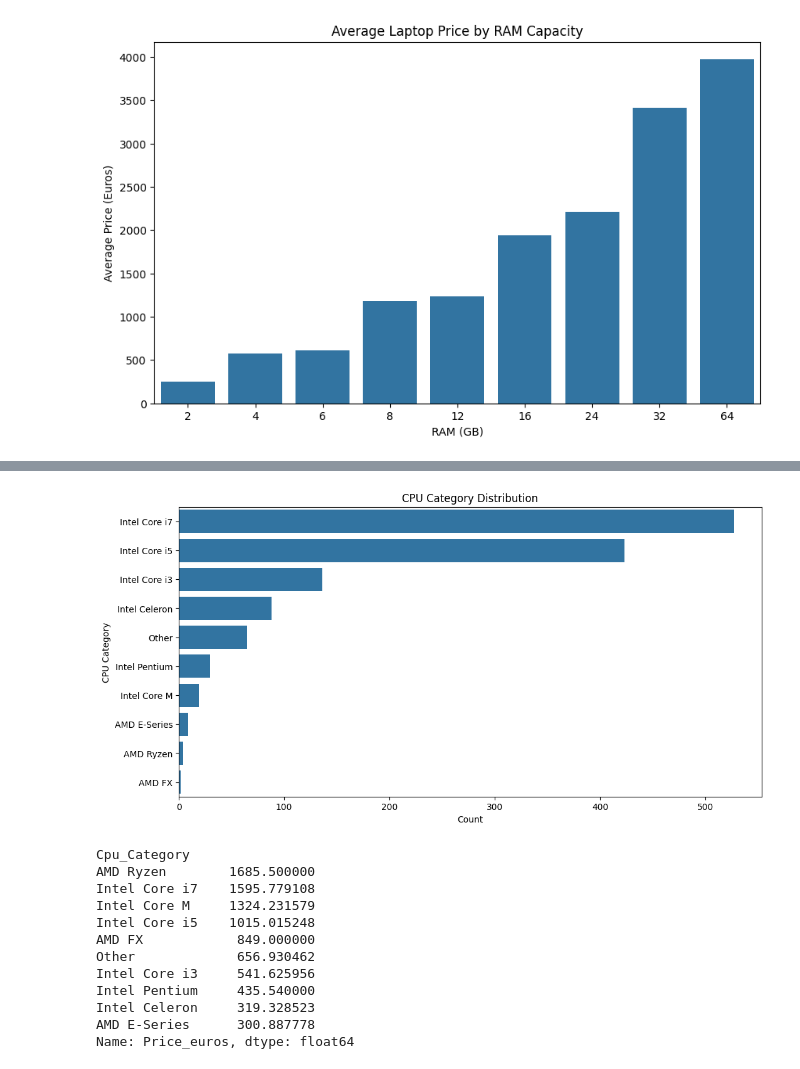
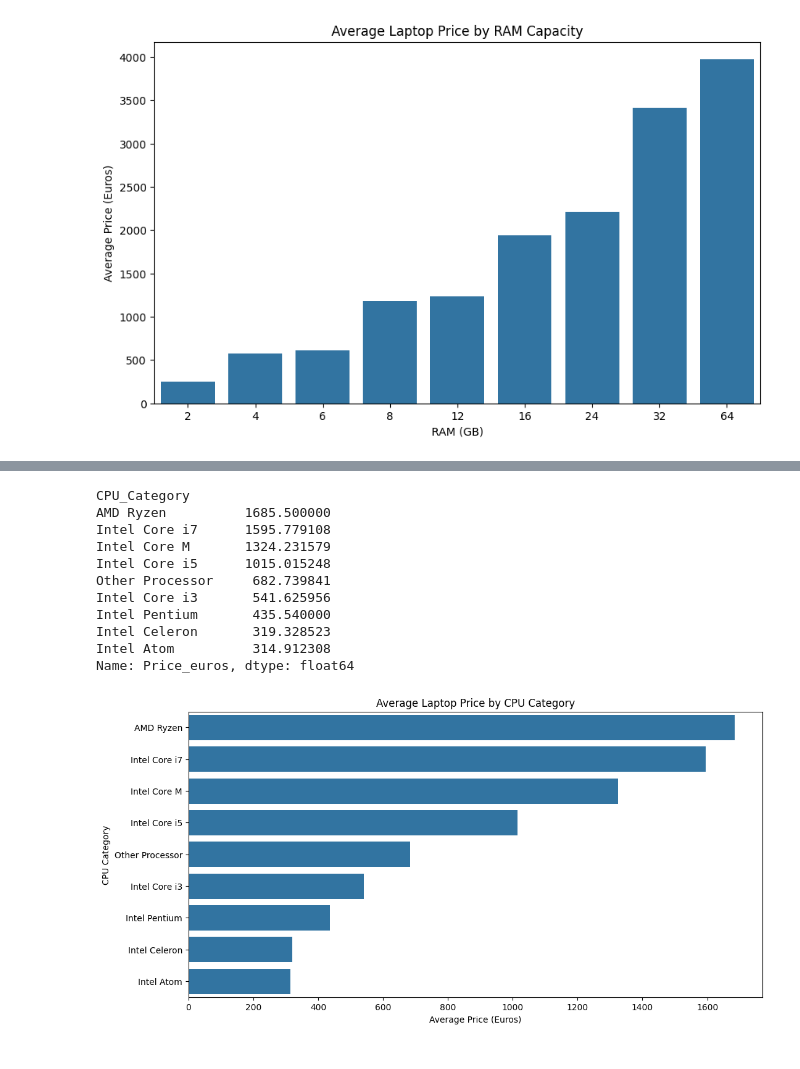
Before and after one commit to FTDS-assignment-bay/p2-ftds-final-project-ftds-038-hck-group-001, a Jupyter notebook: Data_Analysis_Laptop_Recommendation.ipynb, the cells around one changed output, grey strips where cells are left out. Cells and saved outputs as stored; diff of their text form; code cells hidden in the pictures.

```diff
--- a/Data_Analysis_Laptop_Recommendation.ipynb
+++ b/Data_Analysis_Laptop_Recommendation.ipynb
@@ -427,28 +687,28 @@ Name: Cpu_Category, dtype: int64
 # %%
-# Visualize CPU category distribution
-plt.figure(figsize=(12, 6))
-sns.countplot(data=df, y='Cpu_Category', order=df['Cpu_Category'].value_counts().index)
-plt.title('CPU Category Distribution')
-plt.xlabel('Count')
-plt.ylabel('CPU Category')
-plt.show()
+# Average price by CPU category
+cpu_price = df_clean.groupby('CPU_Category')['Price_euros'].mean().sort_values(ascending=False)
+
+cpu_price
 # %% [output]
-[figure, removed]
+CPU_Category
+AMD Ryzen          1685.500000
+Intel Core i7      1595.779108
+Intel Core M       1324.231579
+Intel Core i5      1015.015248
+Other Processor     682.739841
+Intel Core i3       541.625956
+Intel Pentium       435.540000
+Intel Celeron       319.328523
+Intel Atom          314.912308
+Name: Price_euros, dtype: float64
 # %%
-# Average price by CPU category
-cpu_price = df.groupby('Cpu_Category')['Price_euros'].mean().sort_values(ascending=False)
+# Average price by CPU category visualization
+plt.figure(figsize=(12, 6))
+sns.barplot(x=cpu_price.values, y=cpu_price.index)
 
-cpu_price
+plt.title('Average Laptop Price by CPU Category')
+plt.xlabel('Average Price (Euros)')
+plt.ylabel('CPU Category')
+plt.show()
 # %% [output]
-Cpu_Category
-AMD Ryzen        1685.500000
-Intel Core i7    1595.779108
-Intel Core M     1324.231579
-Intel Core i5    1015.015248
-AMD FX            849.000000
-Other             656.930462
-Intel Core i3     541.625956
-Intel Pentium     435.540000
-Intel Celeron     319.328523
-AMD E-Series      300.887778
-Name: Price_euros, dtype: float64
+[figure, added]
```
Also changed, not shown: parts of 105 cells of this notebook.
